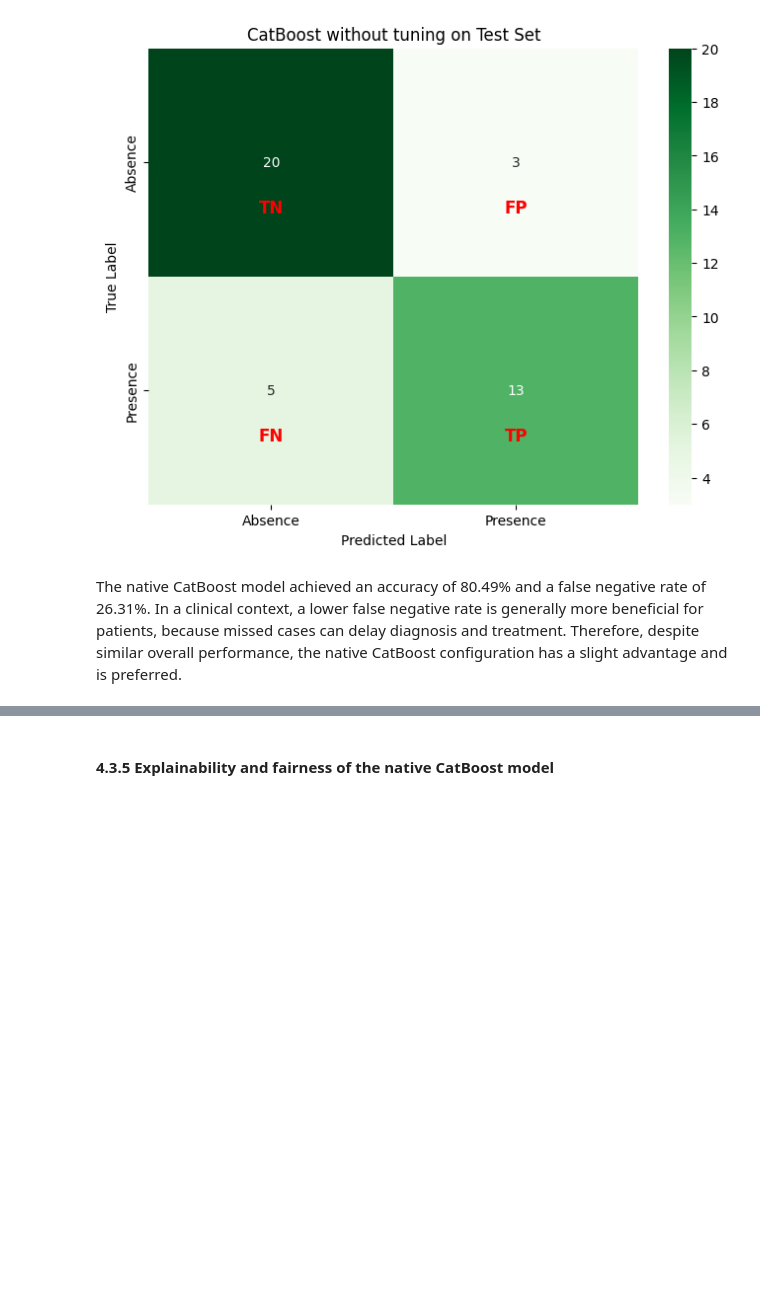
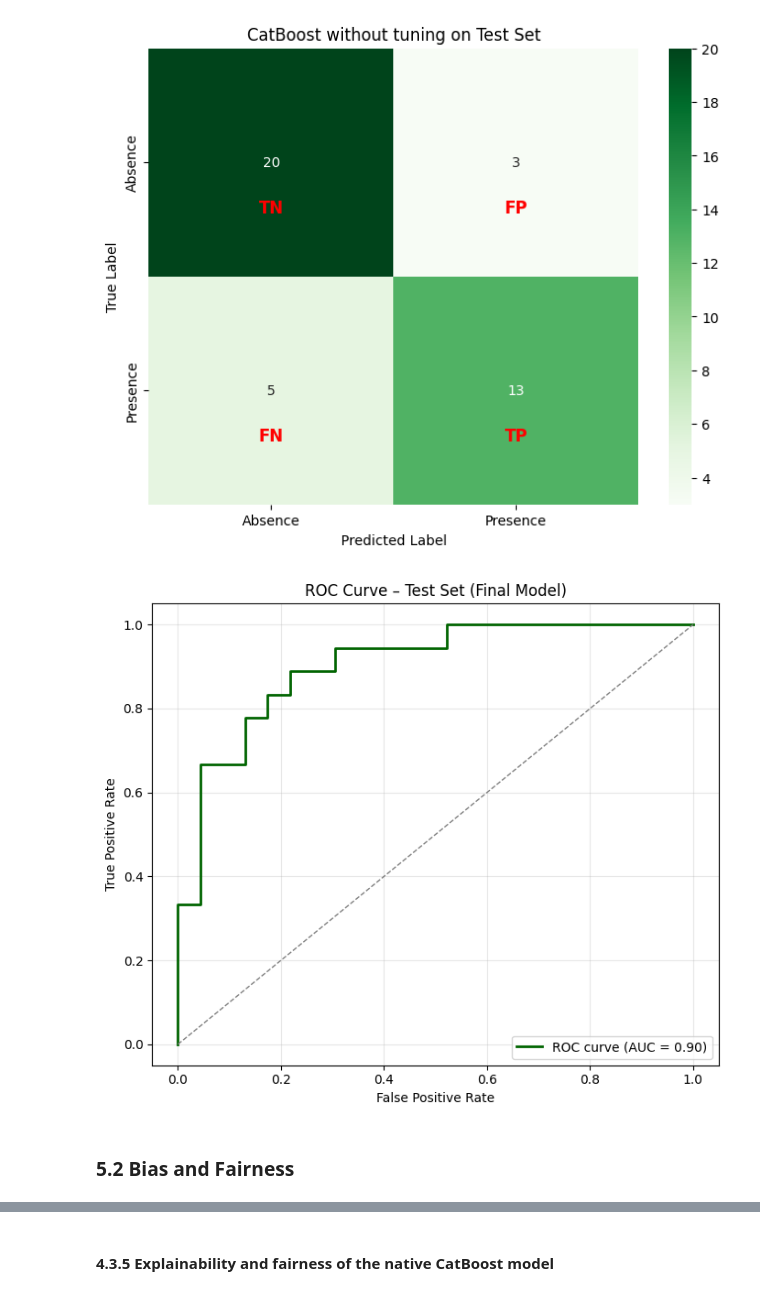
Before and after one commit to micheleishere/CO2, a Jupyter notebook: Project_CO2_main.ipynb, the cells around one changed output, grey strips where cells are left out. Cells and saved outputs as stored; diff of their text form; code cells hidden in the pictures; blank space fills up the shorter version.

Commit message:
update Layout

```diff
--- a/Project_CO2_main.ipynb
+++ b/Project_CO2_main.ipynb
@@ -1385,5 +1315,28 @@ plt.xlabel('Predicted Label')
 plt.show()
 # %% [output]
 [figure]
-# %% [markdown]
-The native CatBoost model achieved an accuracy of 80.49% and a false negative rate of 26.31%. In a clinical context, a lower false negative rate is generally more beneficial for patients, because missed cases can delay diagnosis and treatment. Therefore, despite similar overall performance, the native CatBoost configuration has a slight advantage and is preferred.
+# %%
+# Predict probabilities for the positive class (Disease = 1)
+test_probs = cat.predict_proba(test_X)[:, 1]
+
+# Compute ROC curve
+fpr, tpr, thresholds = roc_curve(test_y, test_probs)
+roc_auc = auc(fpr, tpr)
+
+# Plot ROC curve
+plt.figure(figsize=(7, 6))
+plt.plot(fpr, tpr, color="darkgreen", lw=2,
+         label=f"ROC curve (AUC = {roc_auc:.2f})")
+plt.plot([0, 1], [0, 1], color="gray", lw=1, linestyle="--")
+
+plt.xlabel("False Positive Rate")
+plt.ylabel("True Positive Rate")
+plt.title("ROC Curve – Test Set (Final Model)")
+plt.legend(loc="lower right")
+plt.grid(alpha=0.3)
+plt.tight_layout()
+plt.show()
+# %% [output]
+[figure, added]
+# %% [markdown]
+### 5.2 Bias and Fairness
```
Also changed, not shown: parts of 43 cells of this notebook.
